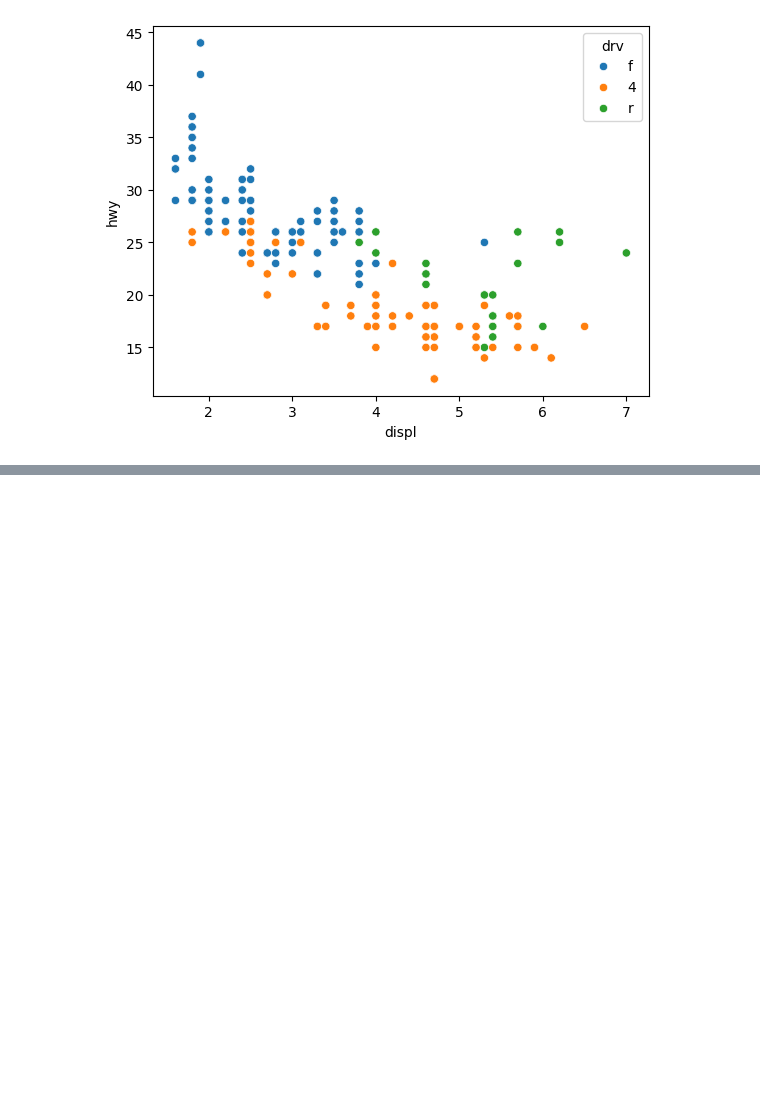
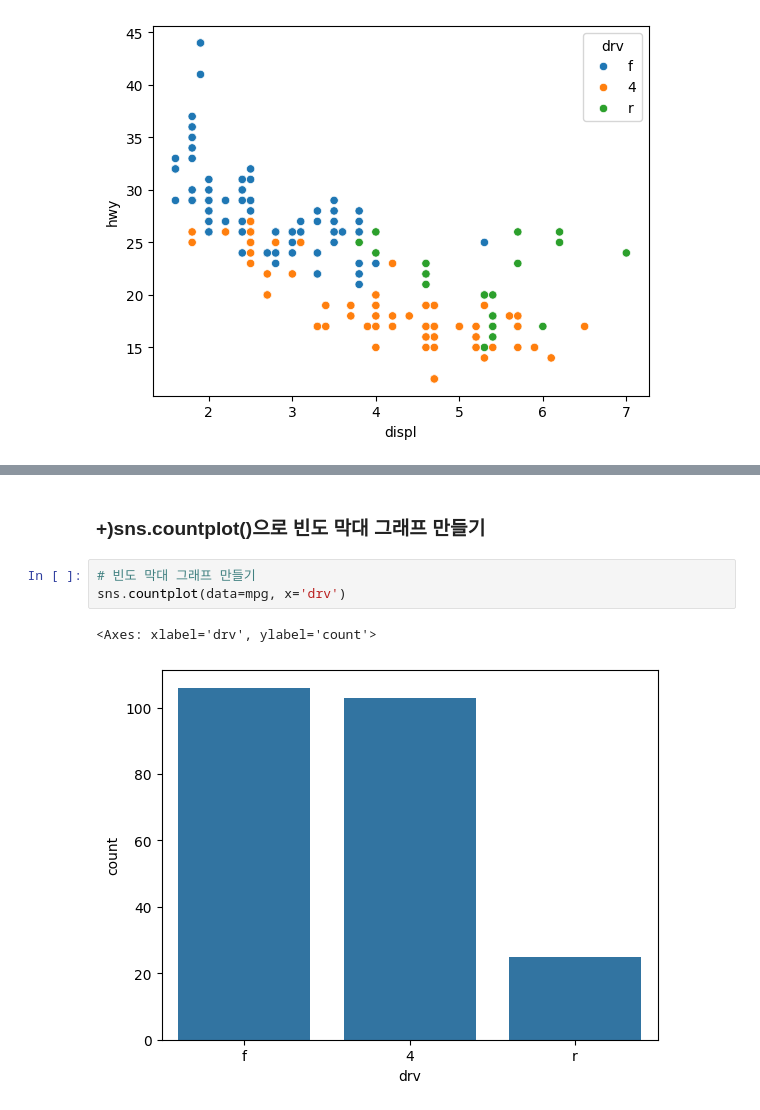
Before and after one commit to Likelion-at-SMWU-13th/HaJiMin, a Jupyter notebook: part2-1/graph1.ipynb, the cells around one changed output, grey strips where cells are left out. Cells and saved outputs as stored; diff of their text form; blank space fills up the shorter version.

```diff
--- a/part2-1/graph1.ipynb
+++ b/part2-1/graph1.ipynb
@@ -37,0 +87,8 @@ sns.scatterplot(data = mpg, x= 'displ', y= 'hwy', hue='drv')
+# %% [markdown]
+### +)sns.countplot()으로 빈도 막대 그래프 만들기
+# %%
+# 빈도 막대 그래프 만들기
+sns.countplot(data=mpg, x='drv')
+# %% [output]
+<Axes: xlabel='drv', ylabel='count'>
+[figure, added]
```
Also changed, not shown: parts of 12 cells of this notebook.
